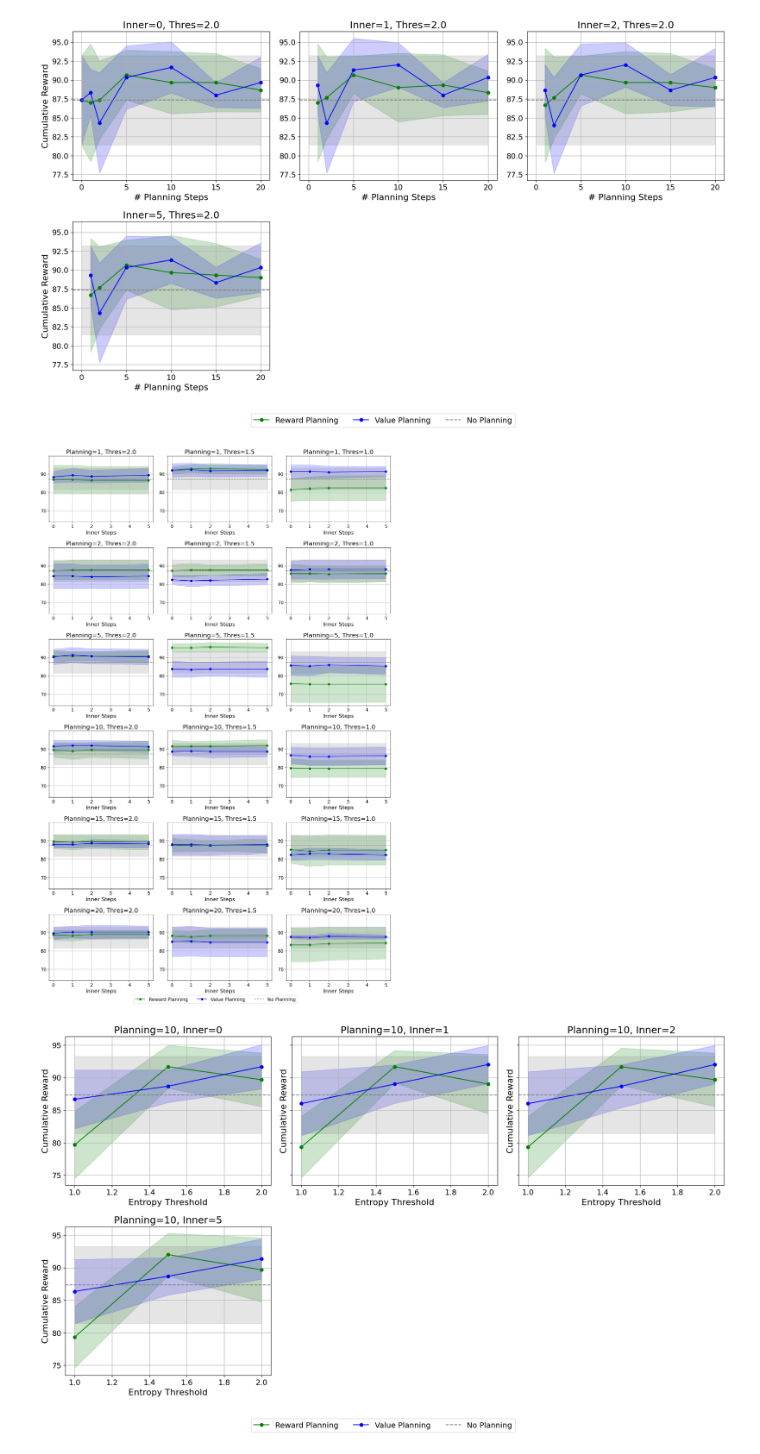
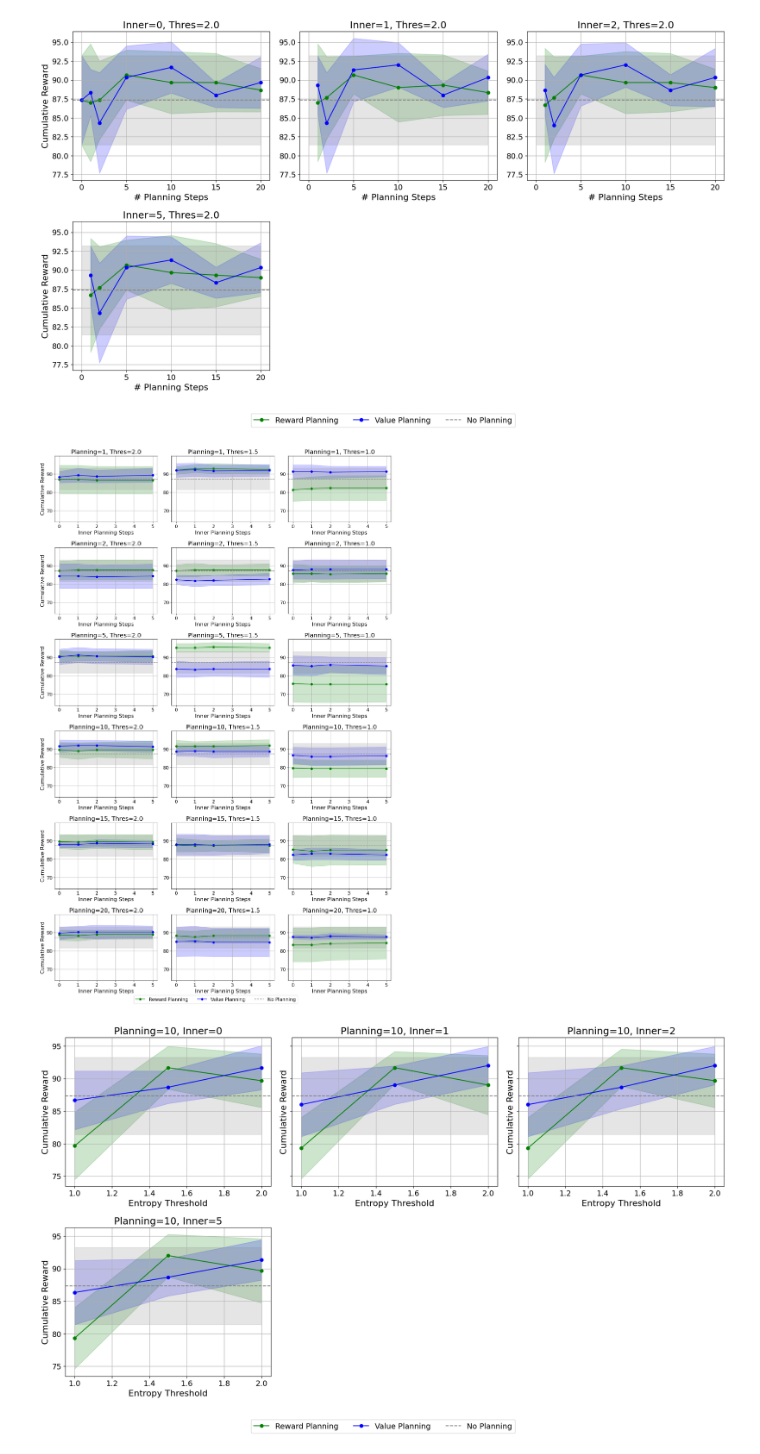
Before and after one commit to Lislaam/wm_inference_diffusion, a Jupyter notebook: plots.ipynb, the cells around one changed output. Drawn from its saved outputs; the diff is of its cells as text; code cells hidden in the pictures.

Commit message:
fixed inner planing in colab

```diff
--- a/plots.ipynb
+++ b/plots.ipynb
@@ -128,36 +128,37 @@ thresholds = [2.0, 1.5, 1.0]
 
 # Build subsets and titles
 subsets = []
 titles = []
 for p in planning_vals:
     for thr in thresholds:
         subsets.append(df[(df["planning_steps"] == p) & (df["threshold"] == thr)])
         titles.append(f"Planning={p}, Thres={thr}")
 
 # Plot in grid: rows = planning_vals, cols = thresholds
 nrows = len(planning_vals)
 ncols = len(thresholds)
 
 fig, axes = plt.subplots(nrows=nrows, ncols=ncols, figsize=(5*ncols, 4*nrows), sharey=True)
 
 for i, (subset, title) in enumerate(zip(subsets, titles)):
     r, c = divmod(i, ncols)
     plot_subset(
         axes[r, c],
         subset,
         x_col="inner_steps",
-        xlabel="Inner Steps",
-        title=title
+        xlabel="Inner Planning Steps",
+        title=title,
+        ylabel=(c == 0)  # only leftmost column
     )
 
 # Shared legend
 handles, labels = axes[0,0].get_legend_handles_labels()
 fig.legend(handles, labels, loc="center", ncol=3, bbox_to_anchor=(0.5, 0))
 
 plt.tight_layout(rect=[0,0,1,0.96])
 plt.show()
 # %% [output]
-[figure, old version]
+[figure, new version]
 # %%
 subsets = [
     df[(df["planning_steps"]==10) & (df["inner_steps"]==inner)]
```
